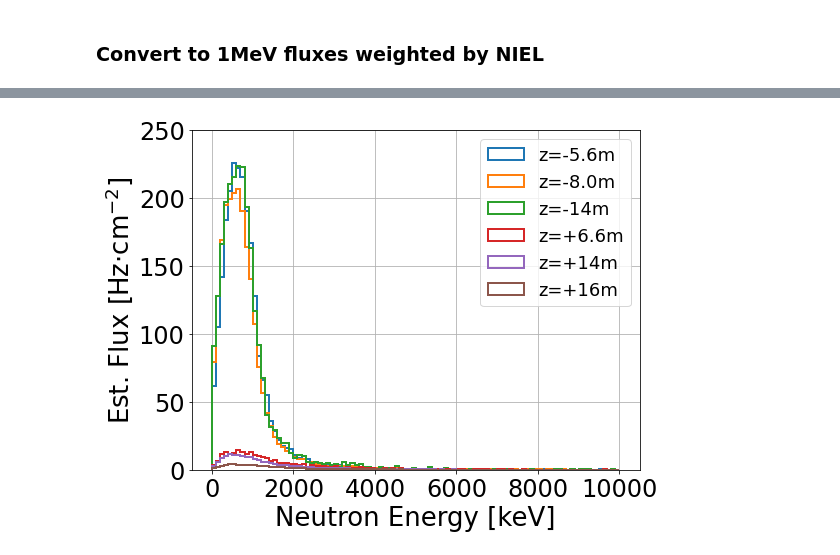
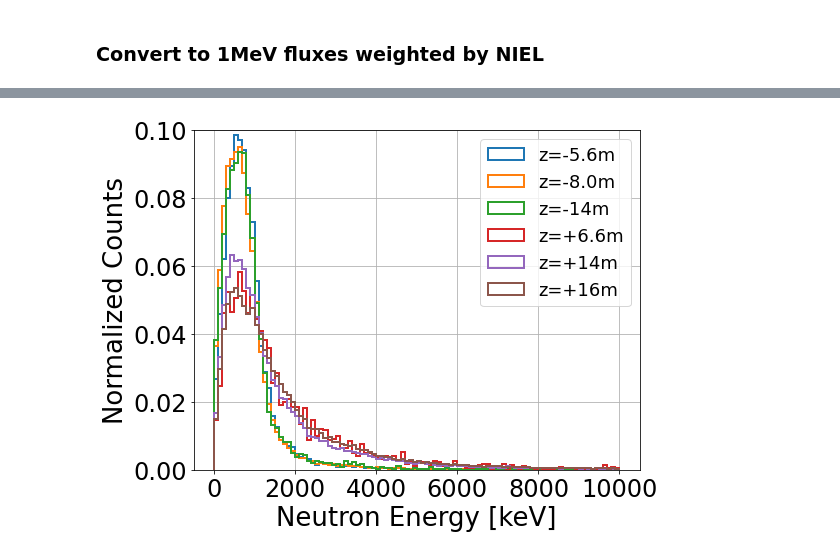
Before and after one commit to jschuel/jeff_workspace, a Jupyter notebook: analysis/phase3/with_sim/Neutron flux spectra.ipynb, the cells around one changed output, grey strips where cells are left out. Cells and saved outputs as stored; diff of their text form; code cells hidden in the pictures.

```diff
--- a/analysis/phase3/with_sim/Neutron flux spectra.ipynb
+++ b/analysis/phase3/with_sim/Neutron flux spectra.ipynb
@@ -31,0 +13,3 @@ a = v.analysis()
+# %%
+truth = v.analysis() #truth neutrons
+a = a.analysis() #data and digitized recoils
@@ -32,3 +34,5 @@ a = v.analysis()
 # %%
-#MC = a.get_MC_data('RBB_Lumi')
-MC_LER = a.get_MC_data('Touschek_LER')
+#MC = truth.get_MC_data('RBB_Lumi')
+MC_LER = truth.get_MC_data('Touschek_LER')
+
+data, sim, data_MC = a.compute_data_MC_ratios("Cont_inj")
@@ -102,42 +350,49 @@ lw=2
 plt.rc('legend', fontsize=18)
 plt.rc('xtick', labelsize=24)
 plt.rc('ytick', labelsize=24)
 plt.rc('axes', labelsize=26)
 plt.rc('axes', titlesize=26)
 
 fig, ax = plt.subplots(1,1, figsize = (8,6))
 (counts, bins) = np.histogram(palila['truthNeutronEnergy'], bins=100, range = (0,1e4))
-factor = .1167
+#factor = palila_flux_weighted/palila['NIEL_weight'].sum()/12.5
+factor = 1/counts.sum()
 ax.hist(bins[:-1], bins, weights=factor*counts, histtype = 'step', label = 'z=-5.6m', lw=lw)
 ax.set_xlabel('Neutron Energy [keV]')
-ax.set_ylabel(r'Est. Flux [Hz$\cdot$cm$^{-2}$]')
-ax.set_ylim(0,250)
+#ax.set_ylabel(r'Est. Flux [Hz$\cdot$cm$^{-2}$]')
+ax.set_ylabel(r'Normalized Counts')
+ax.set_ylim(0,0.1)
 
 (counts, bins) = np.histogram(tako['truthNeutronEnergy'], bins=100, range = (0,1e4))
-factor = 0.0295
+#factor = tako_flux_weighted/tako['NIEL_weight'].sum()/12.5
+factor = 1/counts.sum()
 ax.hist(bins[:-1], bins, weights=factor*counts, histtype = 'step', label = 'z=-8.0m', lw=lw)
 
 (counts, bins) = np.histogram(elepaio['truthNeutronEnergy'], bins=100, range = (0,1e4))
-factor = 0.375
+#factor = elepaio_flux_weighted/elepaio['NIEL_weight'].sum()/12.5
+factor = 1/counts.sum()
 ax.hist(bins[:-1], bins, weights=factor*counts, histtype = 'step', label = 'z=-14m', lw=lw)
 
 (counts, bins) = np.histogram(iiwi['truthNeutronEnergy'], bins=100, range = (0,1e4))
-factor = 0.07
-ax.hist(bins[:-1], bins, weights=factor*counts, histtype = 'step', label = 'z=+6.6m', lw=lw)
+#factor = iiwi_flux_weighted/iiwi['NIEL_weight'].sum()/12.5
+factor = 1/counts.sum()
+ax.hist(bins[:-1], bins, weights=factor*counts, histtype = 'step', label = 'z=+6.6m', lw=lw, color = 'tab:red')
 
 (counts, bins) = np.histogram(nene['truthNeutronEnergy'], bins=100, range = (0,1e4))
-factor = .00277
-ax.hist(bins[:-1], bins, weights=factor*counts, histtype = 'step', label = 'z=+14m', lw=lw)
+#factor = nene_flux_weighted/nene['NIEL_weight'].sum()/12.5
+factor = 1/counts.sum()
+ax.hist(bins[:-1], bins, weights=factor*counts, histtype = 'step', label = 'z=+14m', lw=lw, color = 'tab:purple')
 
 (counts, bins) = np.histogram(humu['truthNeutronEnergy'], bins=100, range = (0,1e4))
-factor = 0.000814
-ax.hist(bins[:-1], bins, weights=factor*counts, histtype = 'step', label = 'z=+16m', lw=lw)
+#factor = humu_flux_weighted/humu['NIEL_weight'].sum()/12.5
+factor = 1/counts.sum()
+ax.hist(bins[:-1], bins, weights=factor*counts, histtype = 'step', label = 'z=+16m', lw=lw, color = 'tab:brown')
 
 ax.grid()
 plt.legend()
 
 plt.tight_layout()
 plt.savefig('truth_lumi_spectrum.jpg')
 plt.show()
 # %% [output]
-[figure, old version]
+[figure, new version]
```
Also changed, not shown: parts of 25 cells of this notebook, 12 other files.
